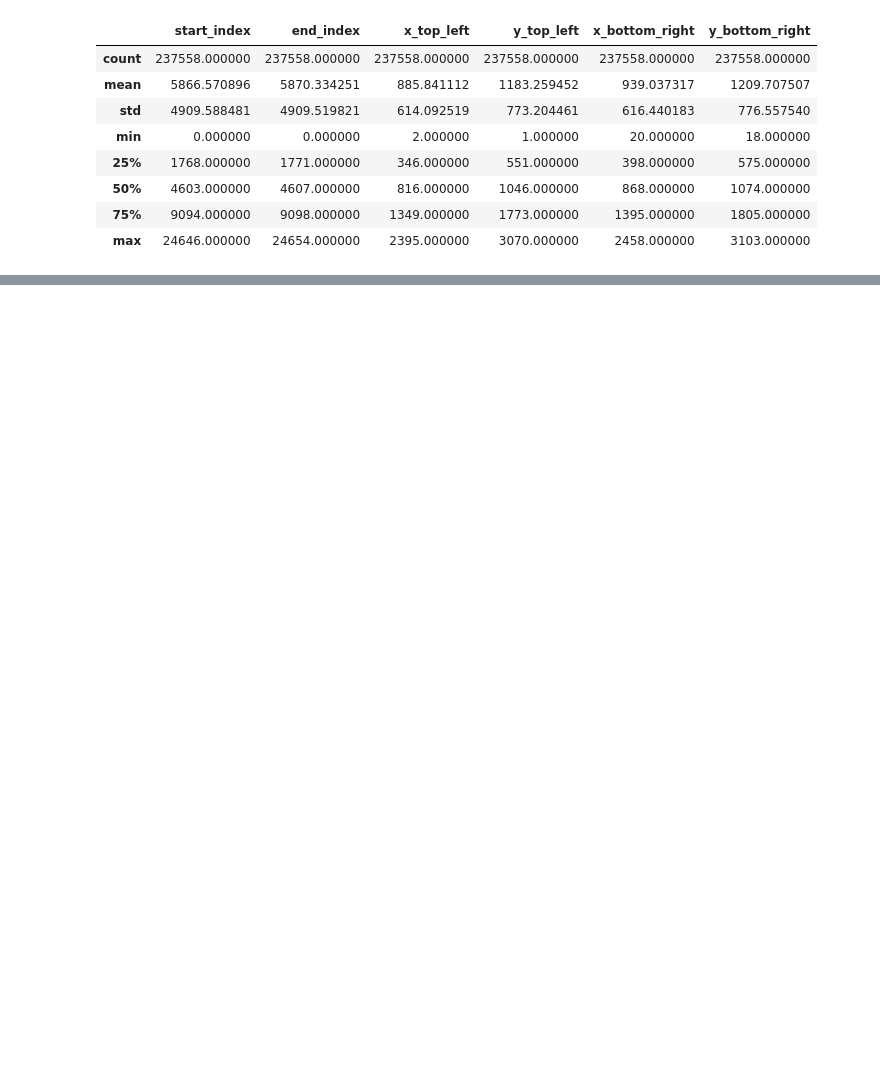
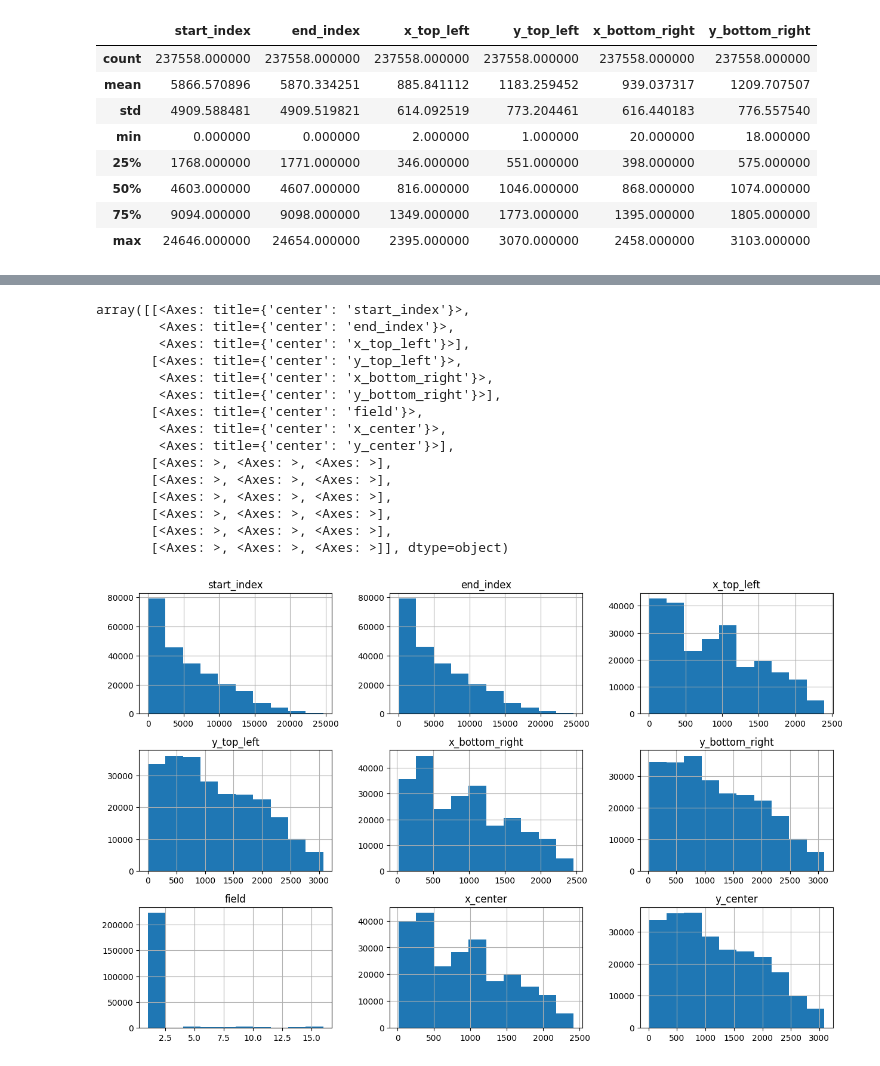
Before and after one commit to ShashankSaumya123/Document-Parser, a Jupyter notebook: Data Analysis.ipynb, the cells around one changed output, grey strips where cells are left out. Cells and saved outputs as stored; diff of their text form; code cells hidden in the pictures; blank space fills up the shorter version.

```diff
--- a/Data Analysis.ipynb
+++ b/Data Analysis.ipynb
@@ -65,0 +104,19 @@ ImportError: Missing optional dependency 'Jinja2'. DataFrame.style requires jinj
+# %%
+df.hist(figsize=(15,30),layout=(9,3))
+# %% [output]
+array([[<Axes: title={'center': 'start_index'}>,
+        <Axes: title={'center': 'end_index'}>,
+        <Axes: title={'center': 'x_top_left'}>],
+       [<Axes: title={'center': 'y_top_left'}>,
+        <Axes: title={'center': 'x_bottom_right'}>,
+        <Axes: title={'center': 'y_bottom_right'}>],
+       [<Axes: title={'center': 'field'}>,
+        <Axes: title={'center': 'x_center'}>,
+        <Axes: title={'center': 'y_center'}>],
+       [<Axes: >, <Axes: >, <Axes: >],
+       [<Axes: >, <Axes: >, <Axes: >],
+       [<Axes: >, <Axes: >, <Axes: >],
+       [<Axes: >, <Axes: >, <Axes: >],
+       [<Axes: >, <Axes: >, <Axes: >],
+       [<Axes: >, <Axes: >, <Axes: >]], dtype=object)
+[figure, added]
```
Also changed, not shown: parts of 9 cells of this notebook.
